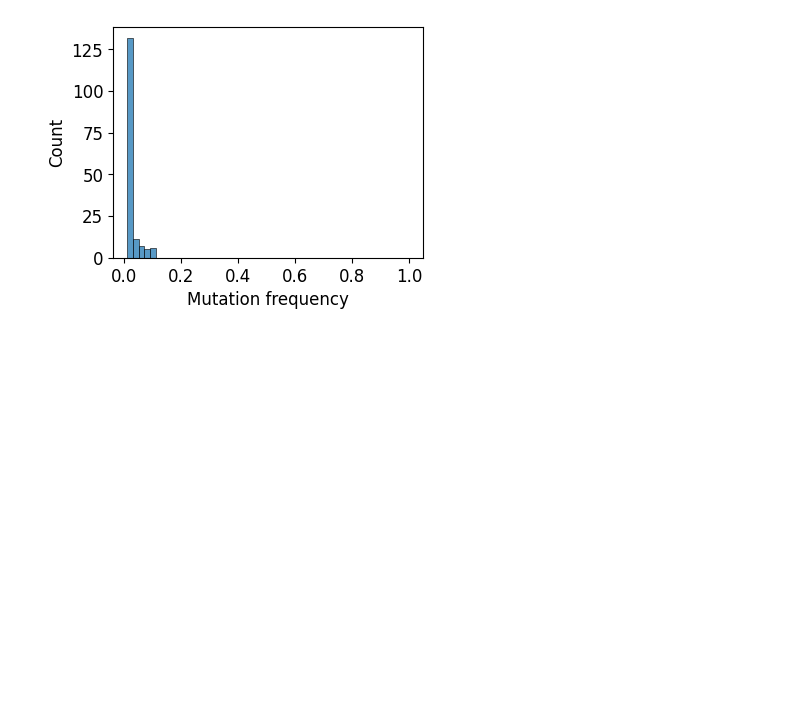
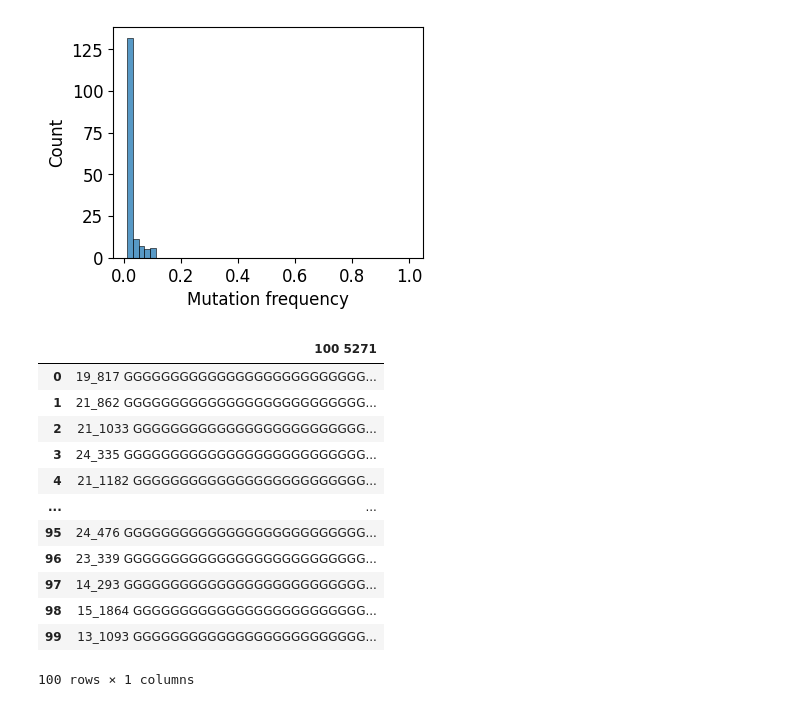
Before and after one commit to kunwang34/mtDNA_simulation, a Jupyter notebook: notebook/Linear_model.ipynb, the cells around one changed output. Saved outputs shown, nothing was run; the diff lists cells and outputs as text; code cells hidden in the pictures; blank space fills up the shorter version.

```diff
--- a/notebook/Linear_model.ipynb
+++ b/notebook/Linear_model.ipynb
@@ -440,0 +438,16 @@ Text(0.5, 0, 'Mutation frequency')
+# %%
+mut_freq
+# %% [output]
+|  | 100 5271 |
+| 0 | 19_817 GGGGGGGGGGGGGGGGGGGGGGGGGG... |
+| 1 | 21_862 GGGGGGGGGGGGGGGGGGGGGGGGGG... |
+| 2 | 21_1033 GGGGGGGGGGGGGGGGGGGGGGGGG... |
+| 3 | 24_335 GGGGGGGGGGGGGGGGGGGGGGGGGG... |
+| 4 | 21_1182 GGGGGGGGGGGGGGGGGGGGGGGGG... |
+| ... | ... |
+| 95 | 24_476 GGGGGGGGGGGGGGGGGGGGGGGGGG... |
+| 96 | 23_339 GGGGGGGGGGGGGGGGGGGGGGGGGG... |
+| 97 | 14_293 GGGGGGGGGGGGGGGGGGGGGGGGGG... |
+| 98 | 15_1864 GGGGGGGGGGGGGGGGGGGGGGGGG... |
+| 99 | 13_1093 GGGGGGGGGGGGGGGGGGGGGGGGG... |
+100 rows × 1 columns
```
Also changed, not shown: parts of 11 cells of this notebook, 3 other files.
